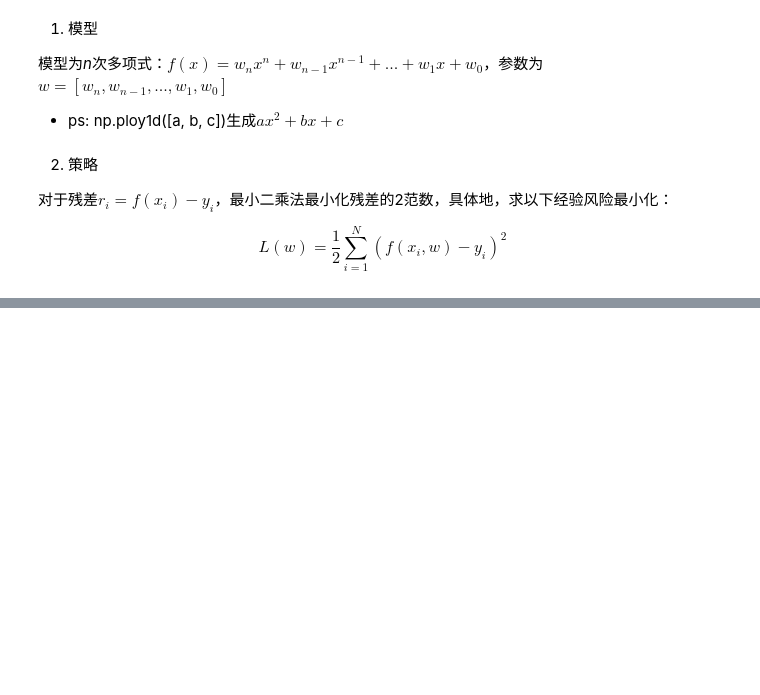
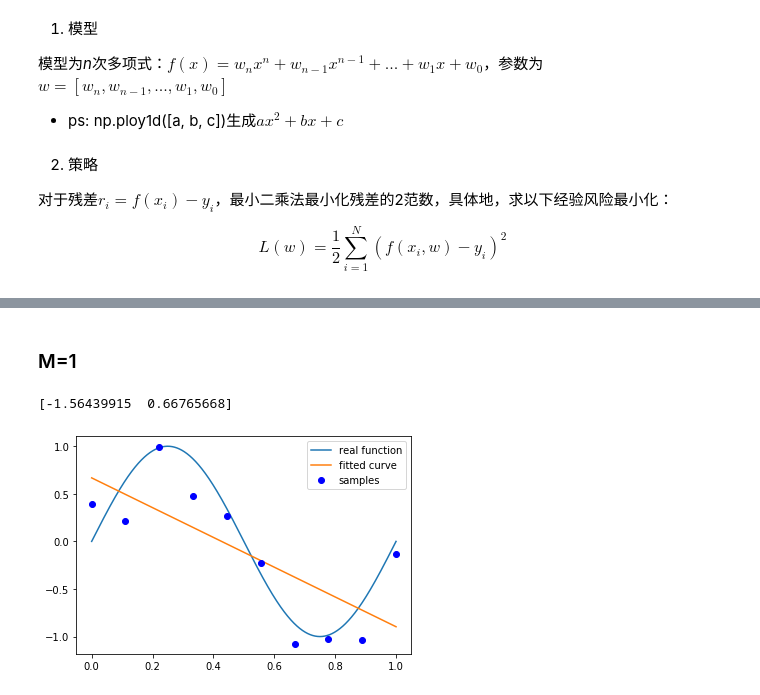
Before and after one commit to Penn000/NN, a Jupyter notebook: statistical_learning/chapter01.ipynb, the cells around one changed output, grey strips where cells are left out. Drawn from its saved outputs; the diff is of its cells as text; code cells hidden in the pictures; blank space fills up the shorter version.

```diff
--- a/statistical_learning/chapter01.ipynb
+++ b/statistical_learning/chapter01.ipynb
@@ -43,0 +75,8 @@ $$L(w)=\frac{1}{2}\sum_{i=1}^N(f(x_i,w)-y_i)^2$$
+# %% [markdown]
+### M=1
+# %%
+w = fit(x, y, N=1)
+show_plot(w)
+# %% [output]
+[-1.56439915  0.66765668]
+[figure, added]
```
Also changed, not shown: parts of 10 cells of this notebook.
